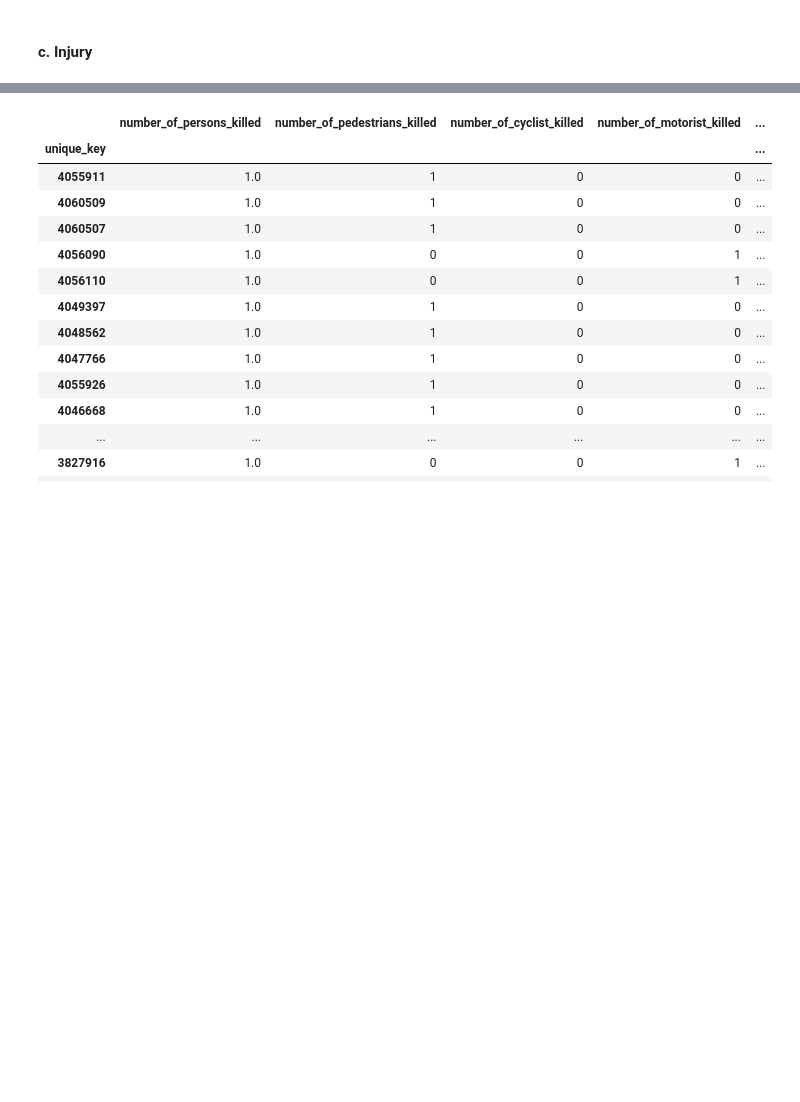
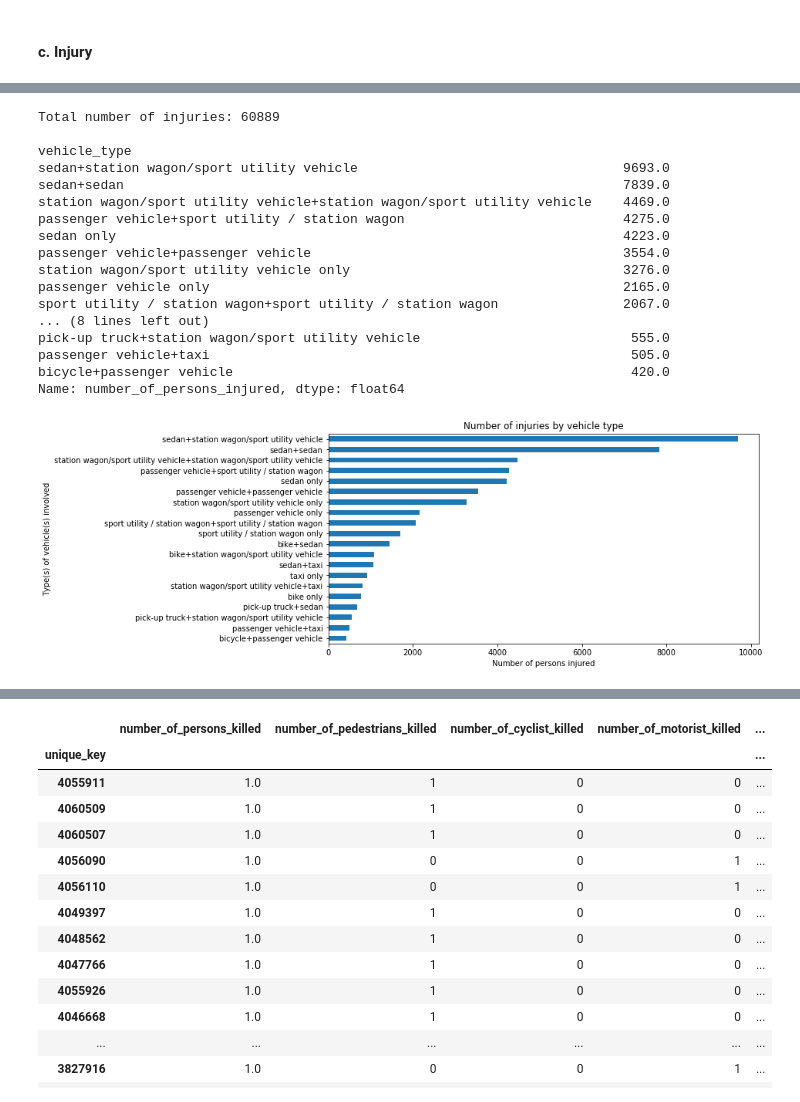
Before and after one commit to dan55/collisions, a Jupyter notebook: collisions.ipynb, the cells around one changed output, grey strips where cells are left out. Drawn from its saved outputs; the diff is of its cells as text; code cells hidden in the pictures; blank space fills up the shorter version.

```diff
--- a/collisions.ipynb
+++ b/collisions.ipynb
@@ -320,0 +360,41 @@ We find that collisions involving motorcycles are more likely to include a fatal
+# %%
+
+grouped = (df2[df2["number_of_persons_injured"] >= 1]
+ .groupby("vehicle_type")
+ .number_of_persons_injured
+ .sum()
+ .sort_values(ascending=False)
+)
+grouped.head(100)
+total_injuries = int(grouped.sum())
+print(f"Total number of injuries: {total_injuries}\n")
+
+title = "Number of injuries by vehicle type"
+ax = (grouped.head(20)
+      .iloc[::-1] # put highest number at the top
+      .plot(figsize=(10, 5),
+            kind="barh",
+            title=title)
+     )
+ax.set_xlabel("Number of persons injured")
+ax.set_ylabel("Type(s) of vehicle(s) involved")
+print(grouped.head(20))
+# %% [output]
+Total number of injuries: 60889
+
+vehicle_type
+sedan+station wagon/sport utility vehicle                                  9693.0
+sedan+sedan                                                                7839.0
+station wagon/sport utility vehicle+station wagon/sport utility vehicle    4469.0
+passenger vehicle+sport utility / station wagon                            4275.0
+sedan only                                                                 4223.0
+passenger vehicle+passenger vehicle                                        3554.0
+station wagon/sport utility vehicle only                                   3276.0
+passenger vehicle only                                                     2165.0
+sport utility / station wagon+sport utility / station wagon                2067.0
+... (8 lines left out)
+pick-up truck+station wagon/sport utility vehicle                           555.0
+passenger vehicle+taxi                                                      505.0
+bicycle+passenger vehicle                                                   420.0
+Name: number_of_persons_injured, dtype: float64
+[figure, added]
```
Also changed, not shown: parts of 8 cells of this notebook.
